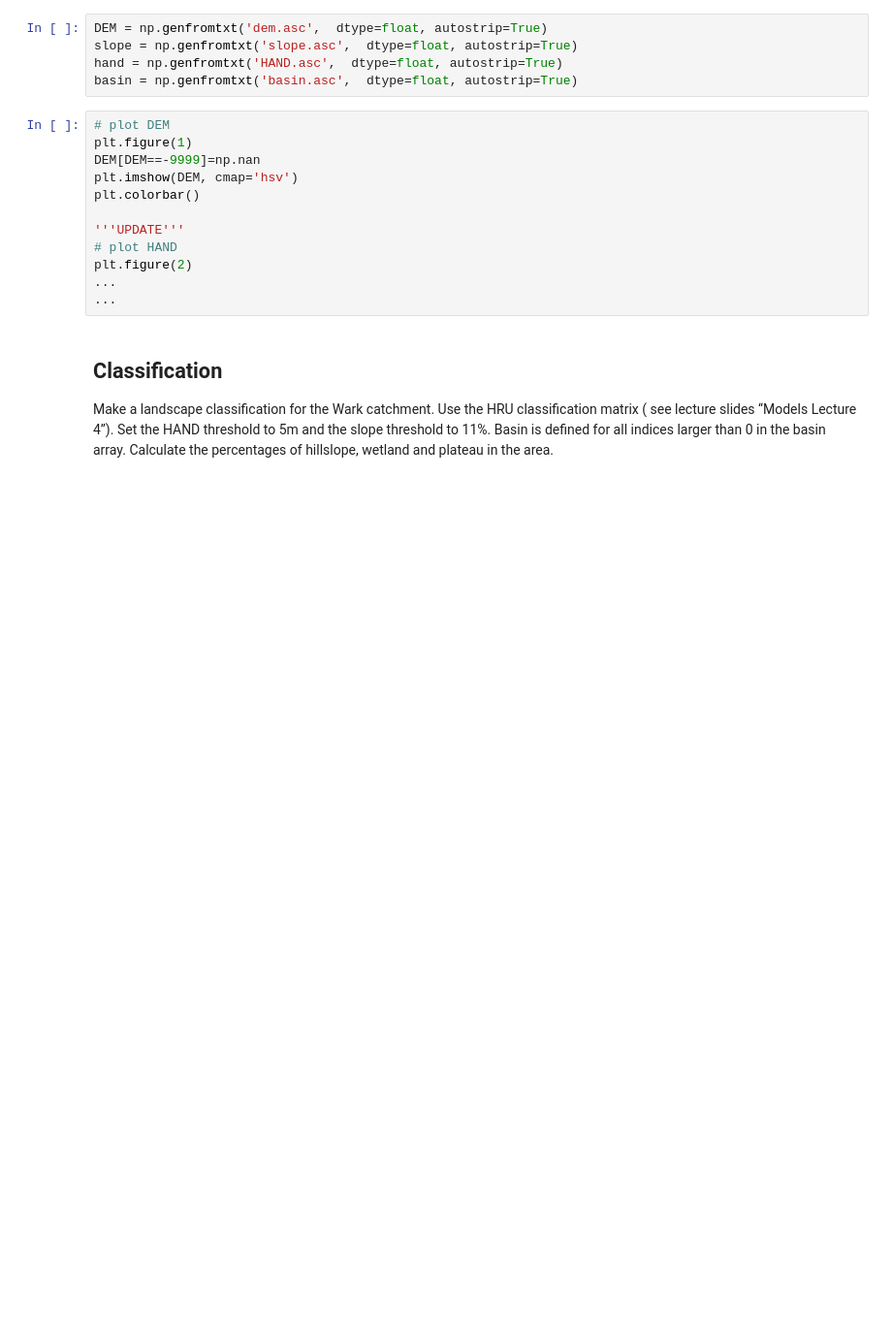
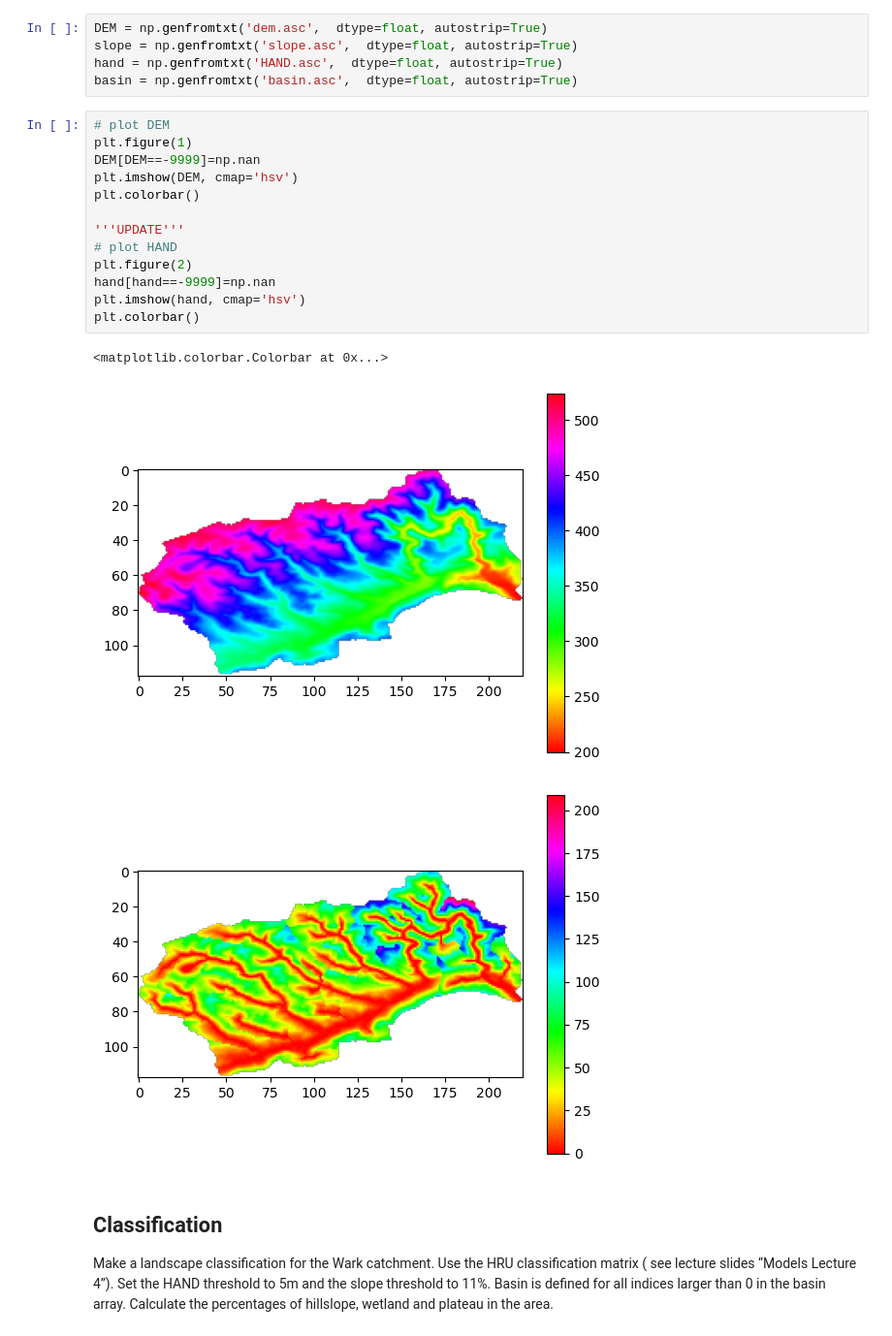
Before and after one commit to eWaterCycle/teaching-materials, a Jupyter notebook: book/3_modelling_advanced_flextopo/exercise/exercise6_flextopo.ipynb, the cells around one changed output. Shown at 97% size. Cells and saved outputs as stored; diff of their text form; blank space fills up the shorter version.

```diff
--- a/book/3_modelling_advanced_flextopo/exercise/exercise6_flextopo.ipynb
+++ b/book/3_modelling_advanced_flextopo/exercise/exercise6_flextopo.ipynb
@@ -235,15 +279,20 @@ basin = np.genfromtxt('basin.asc',  dtype=float, autostrip=True)
 # %%
 # plot DEM
 plt.figure(1)
 DEM[DEM==-9999]=np.nan
 plt.imshow(DEM, cmap='hsv')
 plt.colorbar()
 
 '''UPDATE'''
 # plot HAND
 plt.figure(2)
-...
-...
+hand[hand==-9999]=np.nan
+plt.imshow(hand, cmap='hsv')
+plt.colorbar()
+# %% [output]
+<matplotlib.colorbar.Colorbar at 0x...>
+[figure, added]
+[figure, added]
 # %% [markdown]
 ## Classification
 
```
Also changed, not shown: parts of 6 cells of this notebook.
